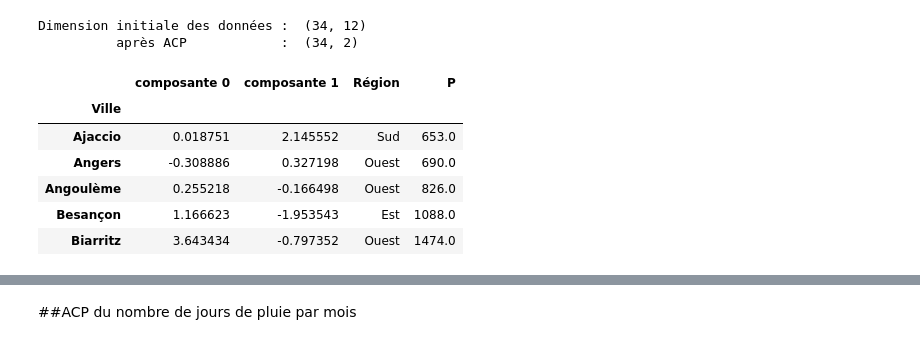
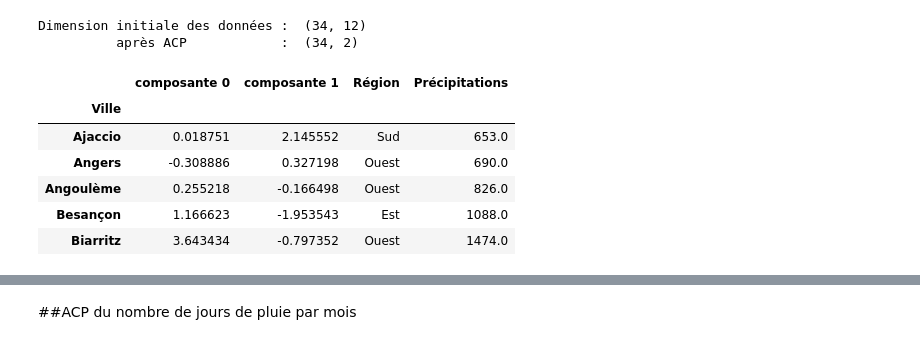
Before and after one commit to campusplage/compte-rendus-jottras_juventin, a Jupyter notebook: TP2_sklearn.ipynb, the cells around one changed output, grey strips where cells are left out. Saved outputs shown, nothing was run; the diff lists cells and outputs as text; code cells hidden in the pictures.

```diff
--- a/TP2_sklearn.ipynb
+++ b/TP2_sklearn.ipynb
@@ -508,17 +508,17 @@ Dimension initiale des données :  (34, 12)
 # %%
 # On prépare data_pca
 pca_names = ['composante %d' % d for d in range(2)]
 data_pca = pandas.DataFrame(x_transformed,
                             index=pcadata.index,
                             columns=pca_names)
 
-# On ajoute l'info de région des données initiales
+# On ajoute l'info de région et de précipitations des données initiales
 data_pca['Région'] = raw_data['Géographie']
-data_pca['P'] = raw_data['Précipitations annuelles']
+data_pca['Précipitations'] = raw_data['Précipitations annuelles']
 
 data_pca.head()
 # %% [output]
-|  | composante 0 | composante 1 | Région | P |
+|  | composante 0 | composante 1 | Région | Précipitations |
 | Ville |  |  |  |  |
 | Ajaccio | 0.018751 | 2.145552 | Sud | 653.0 |
 | Angers | -0.308886 | 0.327198 | Ouest | 690.0 |
```
Also changed, not shown: parts of 3 cells of this notebook.
